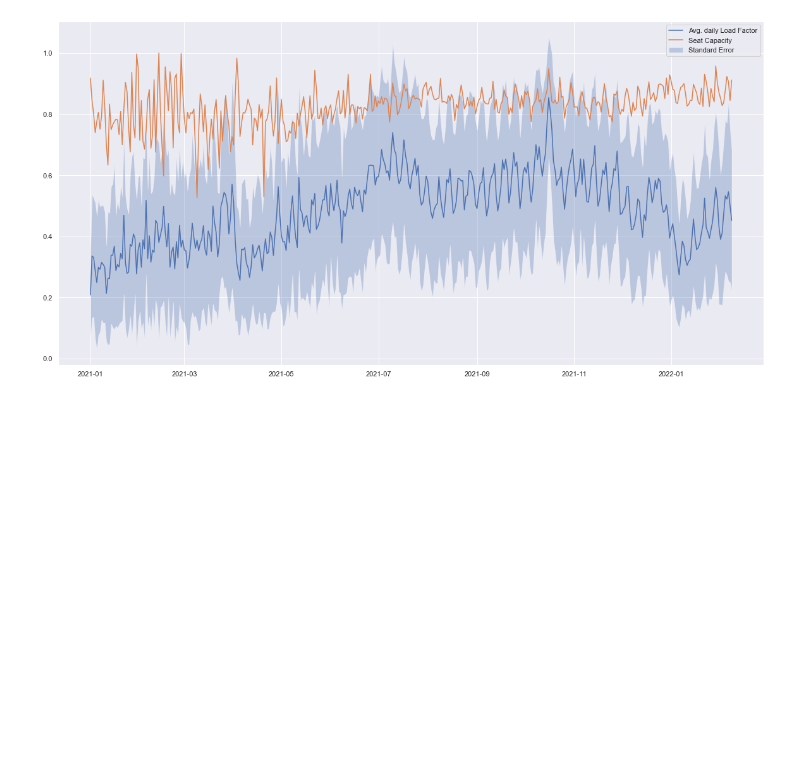
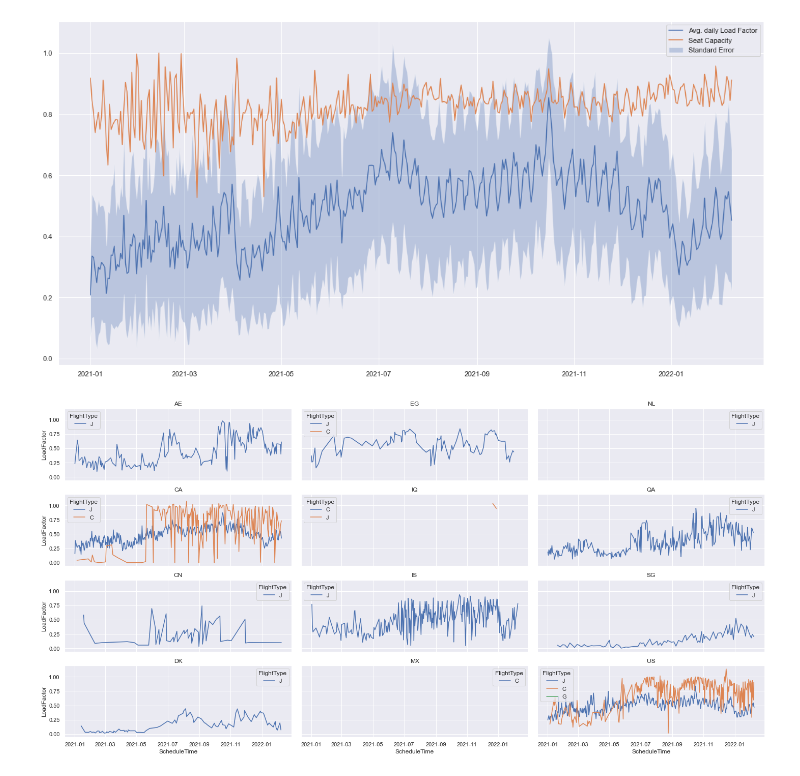
Before and after one commit to MatildeDP/ComputationalDataAnalysisProject, a Jupyter notebook: case1.ipynb, the cells around one changed output. Saved outputs shown, nothing was run; the diff lists cells and outputs as text; code cells hidden in the pictures; blank space fills up the shorter version.

```diff
--- a/case1.ipynb
+++ b/case1.ipynb
@@ -6,6 +6,6 @@ import seaborn as sns
 
 sns.set()
 # %%
-df = pd.read_excel("realised_schedule.xlsx")
-df
+df = pd.read_excel("data/realised_schedule.xlsx")
+from pandas.tseries.holiday import USFederalHolidayCalendar as calendar
 # %% [output]
@@ -40,0 +42,19 @@ df.groupby()
+# %%
+df2 = df.copy()
+df2.ScheduleTime = pd.to_datetime(df.ScheduleTime).dt.date
+df2
+means = df2.groupby(["Sector", "ScheduleTime", 'FlightType']).aggregate({'LoadFactor':'mean'}).reset_index()
+
+dests = means.Sector.unique()
+
+fig, ax = plt.subplots(4,3, figsize = (20,10), sharey = True, sharex=True)
+
+for i in range(len(dests)):
+
+    a = ax[i % 4, i // 4]
+    sns.lineplot(data = means[means.Sector == dests[i]], x = 'ScheduleTime', y = 'LoadFactor', hue = 'FlightType', legend = True, ax = a, ls = '-')
+    a.set_title(dests[i])
+
+fig.tight_layout()
+# %% [output]
+[figure, added]
```
Also changed, not shown: parts of 9 cells of this notebook.
